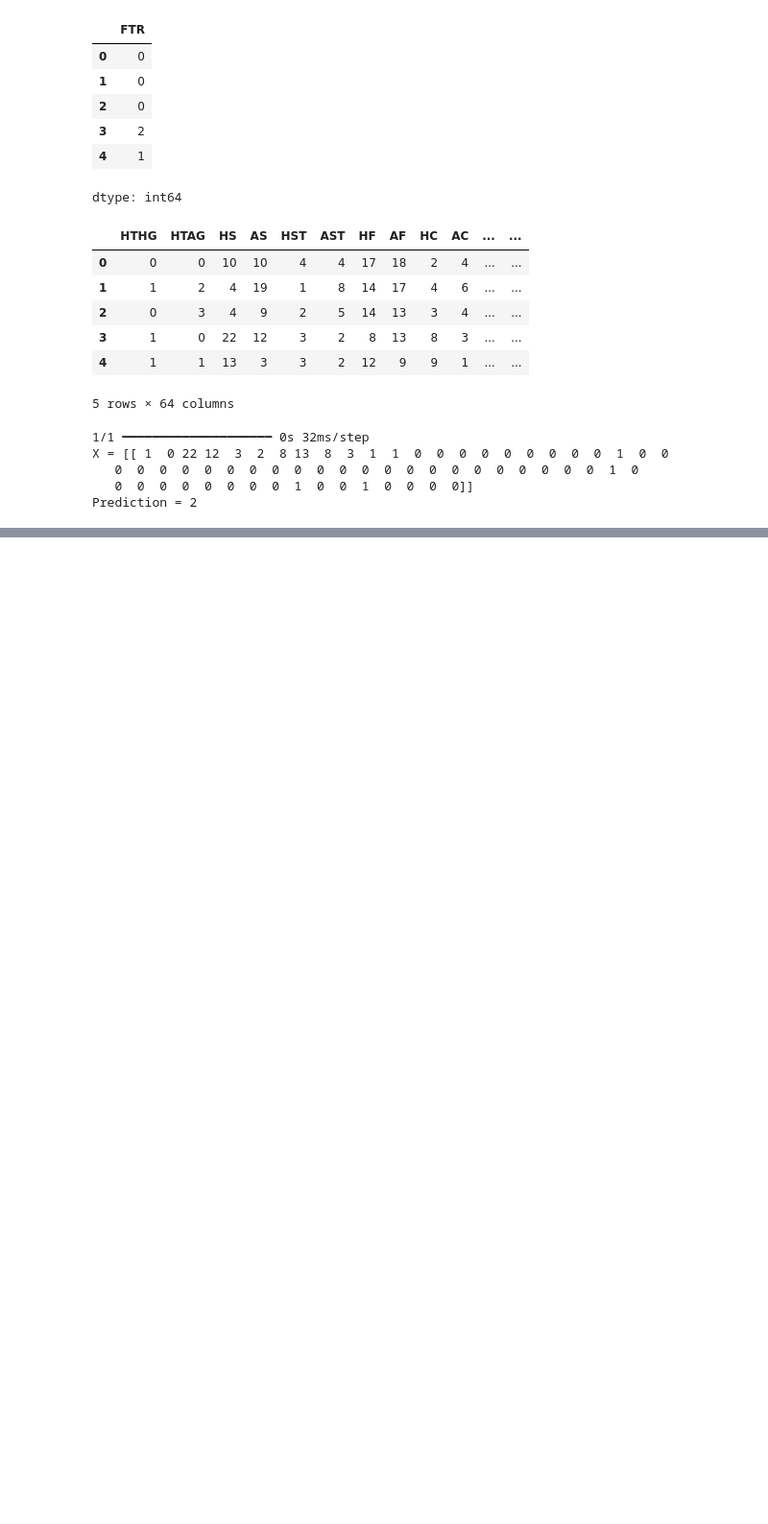
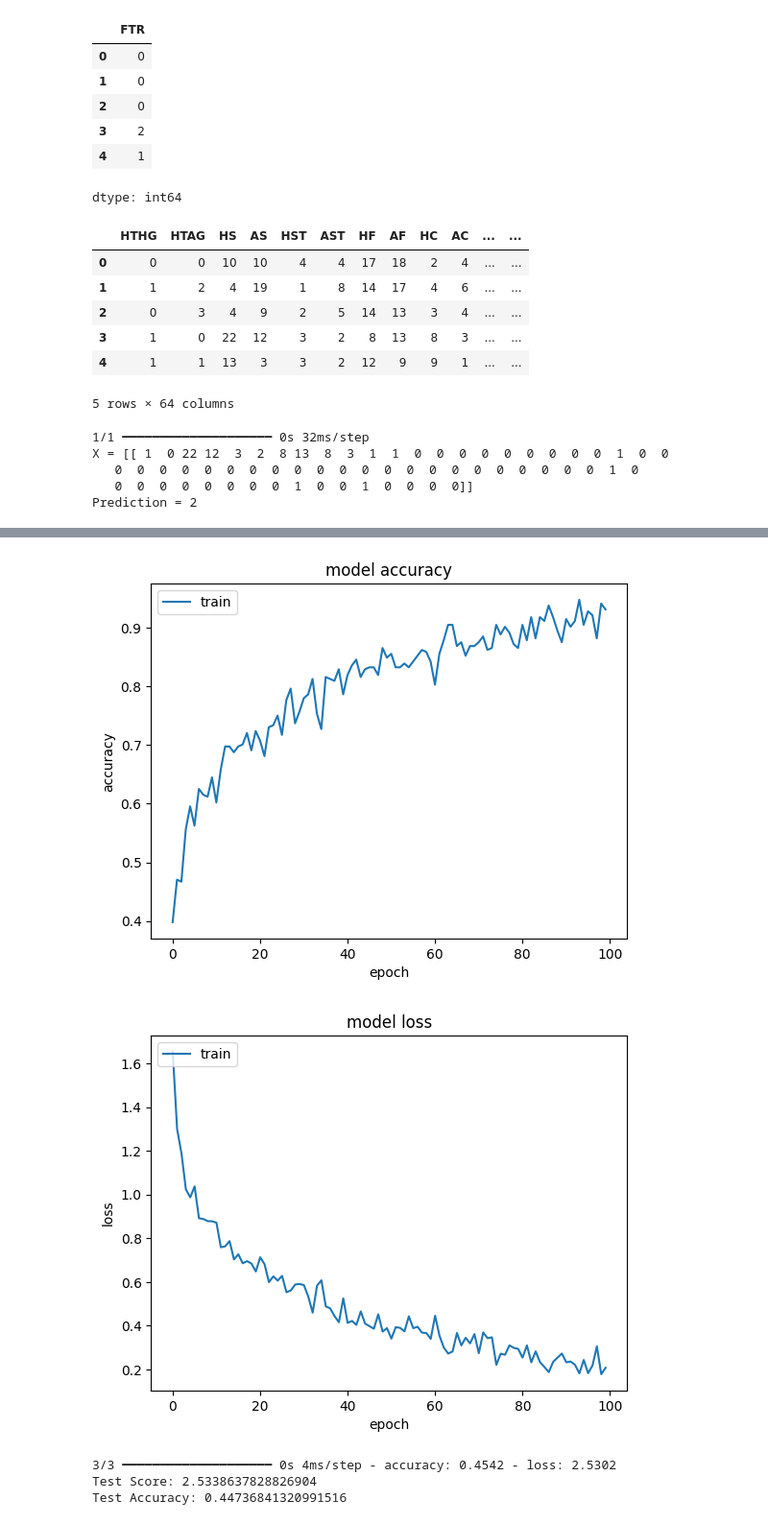
Before and after one commit to vv7ishere/Seria-A_prediction, a Jupyter notebook: seria.ipynb, the cells around one changed output, grey strips where cells are left out. Shown at 96% size. Saved outputs shown, nothing was run; the diff lists cells and outputs as text; code cells hidden in the pictures; blank space fills up the shorter version.

```diff
--- a/seria.ipynb
+++ b/seria.ipynb
@@ -804,0 +881,3 @@ Prediction = 2
+# %%
+label_encoder = LabelEncoder()
+df_copy['FTR']= label_encoder.fit_transform(df_copy['FTR'])
@@ -804,0 +994,21 @@ Prediction = 2
+# %%
+
+import tensorflow as tf
+
+model2 = tf.keras.models.Sequential([
+    tf.keras.layers.Input(shape=(57,)),
+    tf.keras.layers.Dense(256, activation='relu'),
+    tf.keras.layers.BatchNormalization(),
+    tf.keras.layers.Dropout(0.3),
+    tf.keras.layers.Dense(128, activation='relu'),
+    tf.keras.layers.BatchNormalization(),
+    tf.keras.layers.Dropout(0.3),
+    tf.keras.layers.Dense(64, activation='relu'),
+    tf.keras.layers.BatchNormalization(),
+    tf.keras.layers.Dropout(0.3),
+    tf.keras.layers.Dense(3, activation='softmax')
+])
+
+model2.compile(loss='categorical_crossentropy', optimizer=tf.keras.optimizers.Adam(learning_rate=0.001), metrics=['accuracy'])
+
+model2.summary()
@@ -804,0 +1037,2 @@ Prediction = 2
+# %%
+history = model2.fit(X_train, y_train, epochs=100)
@@ -804,0 +1057,26 @@ Prediction = 2
+# %%
+#accuracy history
+plt.plot(history.history['accuracy'])
+plt.title('model accuracy')
+plt.ylabel('accuracy')
+plt.xlabel('epoch')
+plt.legend(['train'], loc='upper left')
+plt.show()
+#loss history
+plt.plot(history.history['loss'])
+plt.title('model loss')
+plt.ylabel('loss')
+plt.xlabel('epoch')
+plt.legend(['train'], loc='upper left')
+plt.show()
+# %% [output]
+[figure, added]
+[figure, added]
+# %%
+score = model.evaluate(X_test, y_test, verbose=1)
+print("Test Score:", score[0])
+print("Test Accuracy:", score[1])
+# %% [output]
+3/3 ━━━━━━━━━━━━━━━━━━━━ 0s 4ms/step - accuracy: 0.4542 - loss: 2.5302
+Test Score: 2.5338637828826904
+Test Accuracy: 0.44736841320991516
```
Also changed, not shown: parts of 18 cells of this notebook.
